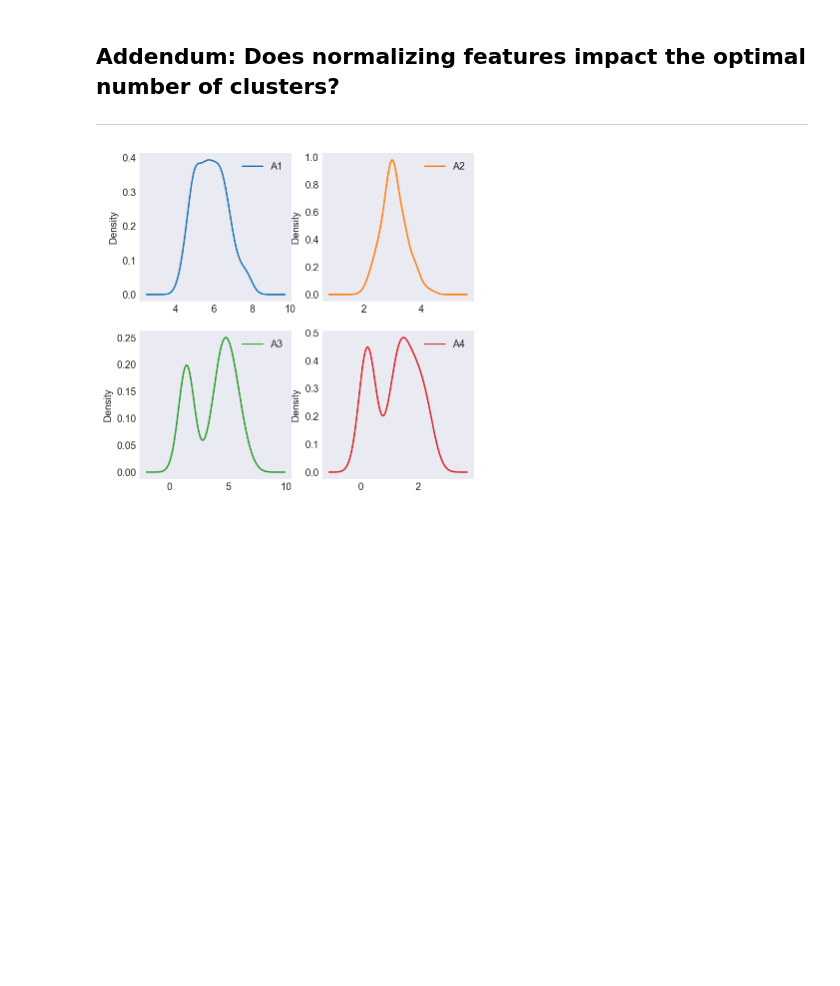
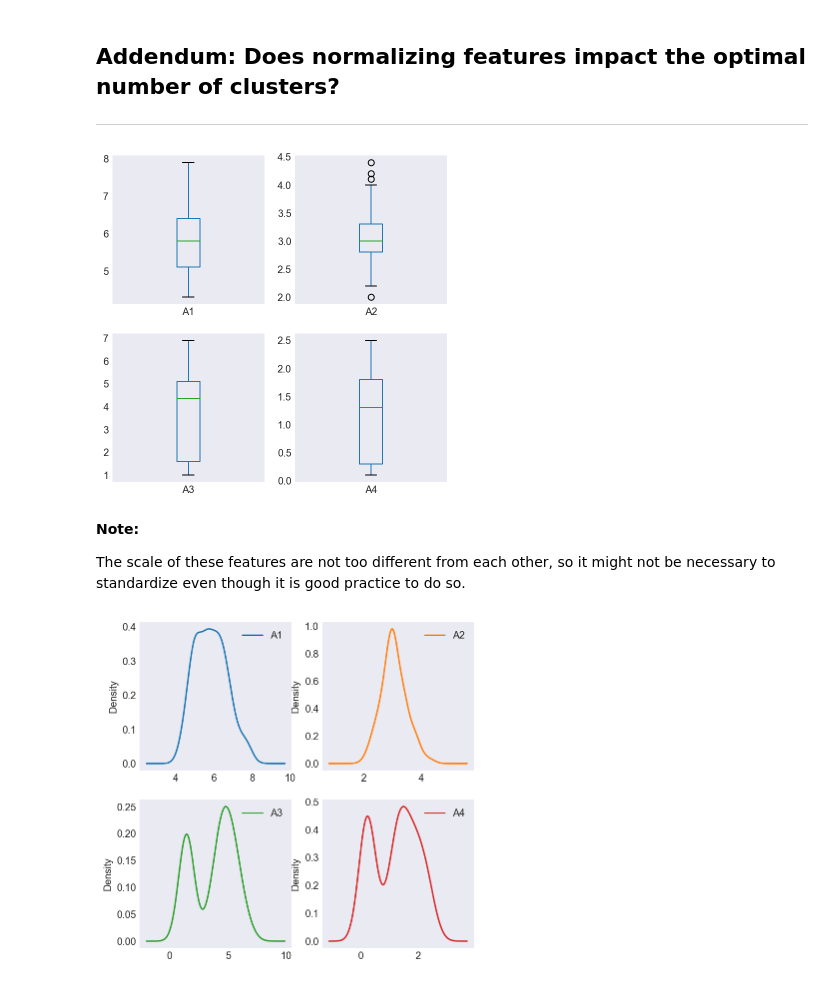
Before and after one commit to factorwonk/bcgdv, a Jupyter notebook: 3. BCGDV Clustering Updated.ipynb, the cells around one changed output. Cells and saved outputs as stored; diff of their text form; code cells hidden in the pictures; blank space fills up the shorter version.

```diff
--- a/3. BCGDV Clustering Updated.ipynb
+++ b/3. BCGDV Clustering Updated.ipynb
@@ -87,6 +87,15 @@ df.describe()
 # %% [markdown]
 ## Addendum: Does normalizing features impact the optimal number of clusters?
 ---
+# %%
+df.plot(kind='box', subplots=True, layout=(2,2), figsize=(6,6), sharex=False, sharey=False)
+None
+# %% [output]
+[figure, added]
+# %% [markdown]
+**Note:**
+
+The scale of these features are not too different from each other, so it might not be necessary to standardize even though it is good practice to do so.
 # %%
 df.plot(kind='density', subplots=True, layout=(2,2), figsize=(6,6), sharex=False, sharey=False)
 None
```
